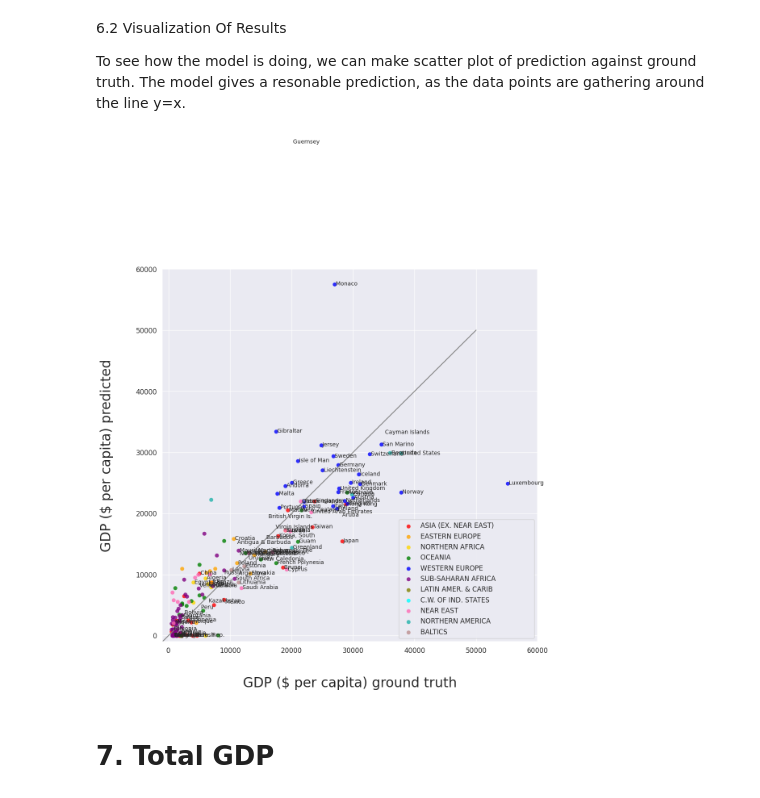
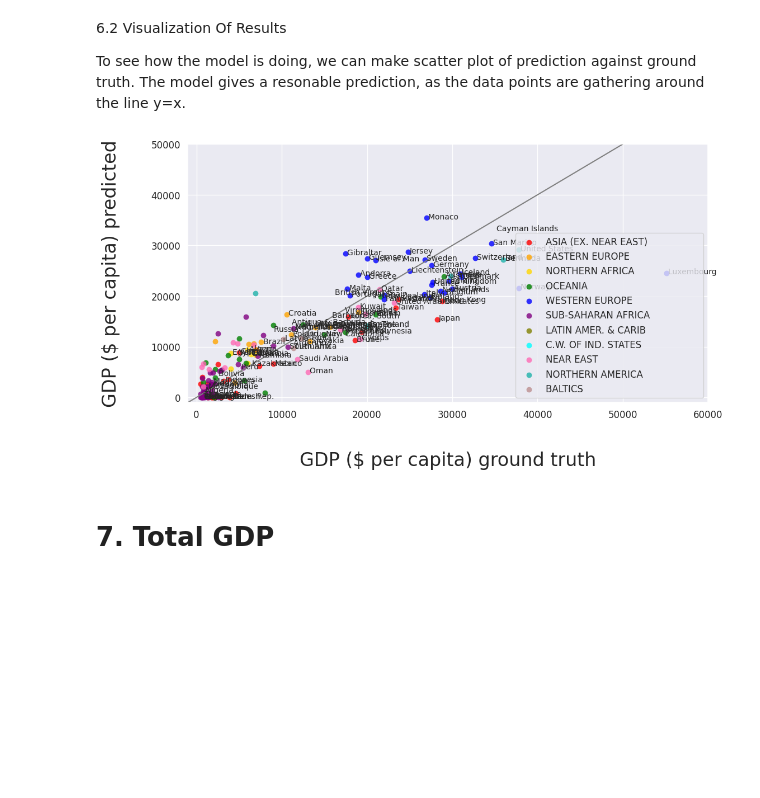
Before and after one commit to jabondias/Applied-Plotting-Charting-and-Data-Representation-in-Python, a Jupyter notebook: GDP-Analysis.ipynb, the cells around one changed output. Drawn from its saved outputs; the diff is of its cells as text; code cells hidden in the pictures; blank space fills up the shorter version.

```diff
--- a/GDP-Analysis.ipynb
+++ b/GDP-Analysis.ipynb
@@ -142,7 +163,7 @@ plt.show()
 
 We pick the six columns that mostly correlated to GDP per capita and make scatter plots. The results agree with our common sense. Also we notice there are many countries with low average GDP and few with high average GDP ---- a pyramid structure.
 # %%
-fig, axes = plt.subplots(nrows=2, ncols=3, figsize=(16,10))
+fig, axes = plt.subplots(nrows=2, ncols=3, figsize=(20,12))
 plt.subplots_adjust(hspace=0.4)
 
 corr_to_gdp = pd.Series()
@@ -246,7 +270,7 @@ rmse_test: 14773.346612405265 msle_test: 7.160855900139126
 
 To see how the model is doing, we can make scatter plot of prediction against ground truth. The model gives a resonable prediction, as the data points are gathering around the line y=x.
 # %%
-plt.figure(figsize=(12,12))
+plt.figure(figsize=(12,6))
 
 train_test_Y = pd.concat([train_Y, test_Y])
 train_test_pred_Y = pd.concat([train_pred_Y, test_pred_Y])
@@ -261,36 +285,37 @@ colors = {'ASIA (EX. NEAR EAST)         '      :'red',
           'WESTERN EUROPE                     ':'blue',
           'SUB-SAHARAN AFRICA                 ':'purple',
           'LATIN AMER. & CARIB                ':'olive',
           'C.W. OF IND. STATES                ':'cyan',
           'NEAR EAST                          ':'hotpink',
           'NORTHERN AMERICA                   ':'lightseagreen',
           'BALTICS                            ':'rosybrown'}
 
 for region, color in colors.items():
     X = train_test_Y.loc[data_shuffled['Region']==region]
     Y = train_test_pred_Y.loc[data_shuffled['Region']==region]
     ax = sns.regplot(x=X, y=Y, marker='.', fit_reg=False, color=color, scatter_kws={'s':200, 'linewidths':0}, label=region)
 plt.legend(loc=4,prop={'size': 12})
 
 ax.set_xlabel('GDP ($ per capita) ground truth',labelpad=40)
 ax.set_ylabel('GDP ($ per capita) predicted',labelpad=40)
 ax.xaxis.label.set_fontsize(24)
 ax.yaxis.label.set_fontsize(24)
 ax.tick_params(labelsize=12)
 
 x = np.linspace(-1000,50000,100) # 100 linearly spaced numbers
 y = x
 plt.plot(x,y,c='gray')
 
 plt.xlim(-1000,60000)
-plt.ylim(-1000,60000)
+plt.ylim(-1000,50000)
 
 for i in range(0,train_test_Y.shape[0]):
     if((data_shuffled['Area (sq. mi.)'].iloc[i]>8e5) |
        (data_shuffled['Population'].iloc[i]>1e8) |
-       (data_shuffled['GDP ($ per capita)'].iloc[i]>10000)):        plt.text(train_test_Y.iloc[i]+200, train_test_pred_Y.iloc[i]-200, label.iloc[i], size='small')
+       (data_shuffled['GDP ($ per capita)'].iloc[i]>10000)):
+        plt.text(train_test_Y.iloc[i]+200, train_test_pred_Y.iloc[i]-200, label.iloc[i], size='small')
 # %% [output]
-[figure, old version]
+[figure, new version]
 # %% [markdown]
 # <a id='7'>7. Total GDP</a>
 # %% [markdown]
```
Also changed, not shown: parts of 5 cells of this notebook.
